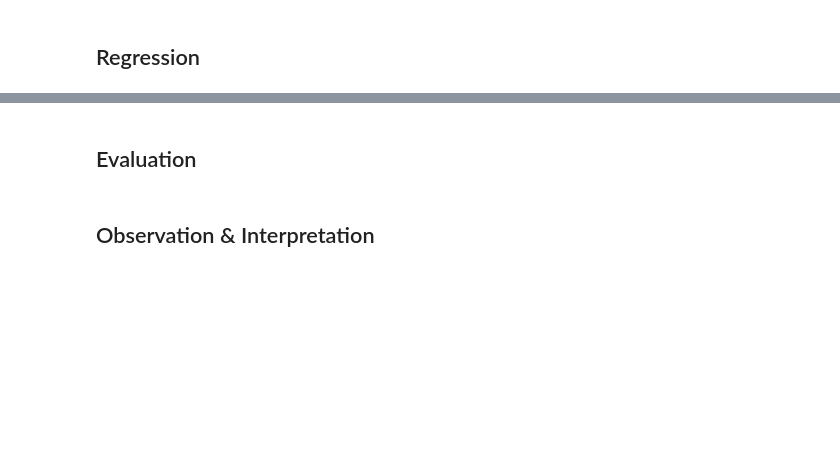
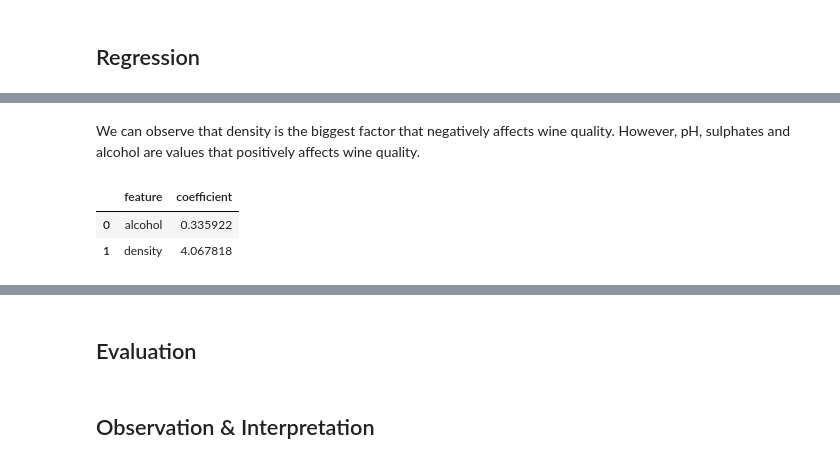
Before and after one commit to dmen04/DSA-6.1, a Jupyter notebook: src/Experiments.ipynb, the cells around one changed output, grey strips where cells are left out. Drawn from its saved outputs; the diff is of its cells as text; code cells hidden in the pictures; blank space fills up the shorter version.

```diff
--- a/src/Experiments.ipynb
+++ b/src/Experiments.ipynb
@@ -256,0 +290,16 @@ We can observe that there is a statistically significant difference between red
+# %% [markdown]
+We can observe that density is the biggest factor that negatively affects wine quality. However, pH, sulphates and alcohol are values that positively affects wine quality.
+# %%
+# 2nd model - 2 variables
+
+X_train2 = X_train[['alcohol', 'density']]
+X_test2 = X_test[['alcohol', 'density']]
+
+model2 = LinearRegression()
+model2.fit(X_train2, y_train)
+
+pd.DataFrame({'feature': X_train2.columns, 'coefficient': model2.coef_})
+# %% [output]
+|  | feature | coefficient |
+| 0 | alcohol | 0.335922 |
+| 1 | density | 4.067818 |
```
Also changed, not shown: parts of 6 cells of this notebook, 1 other file.
